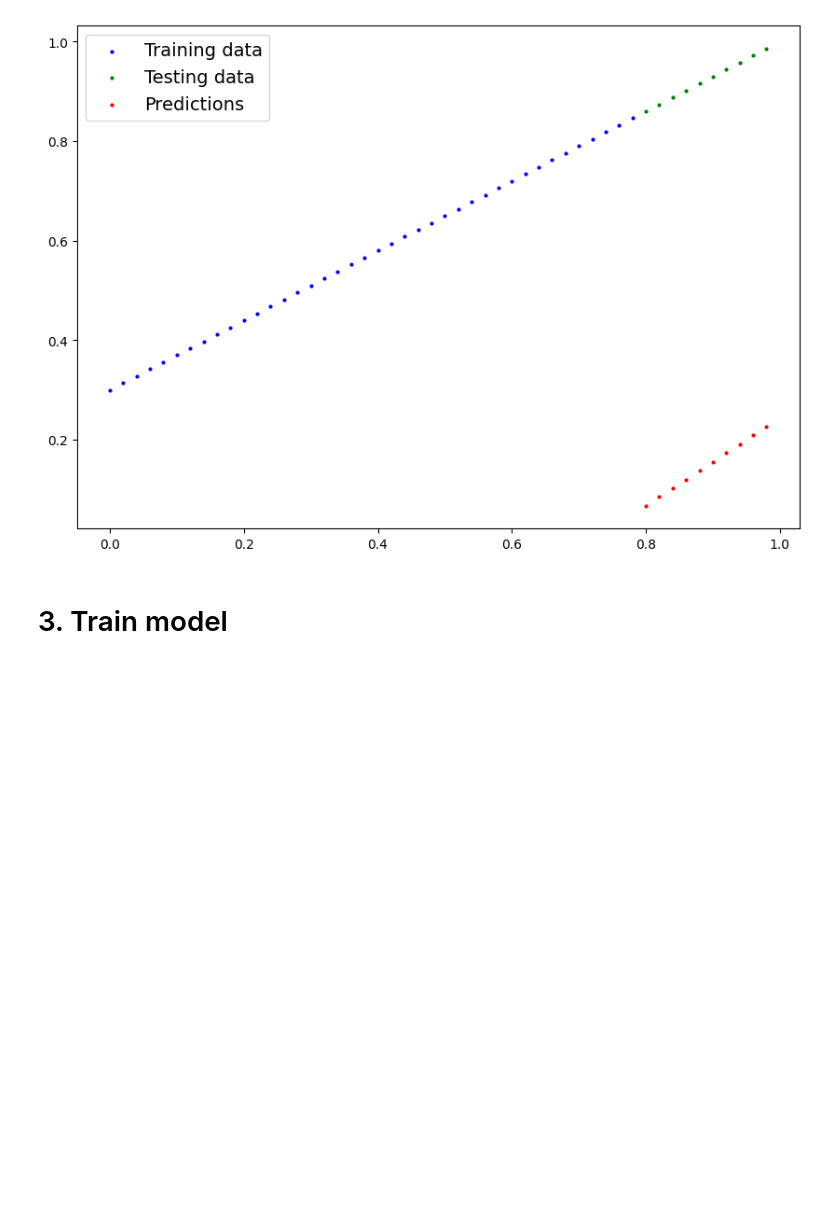
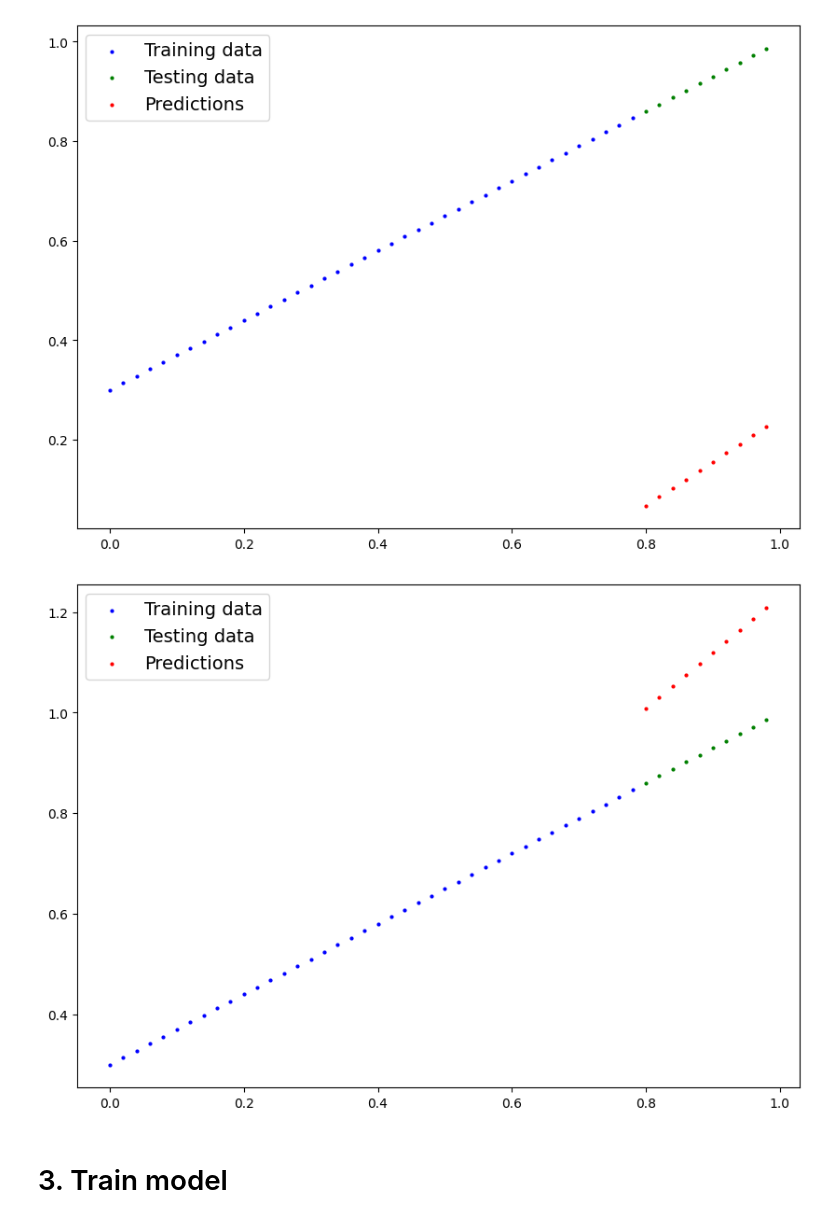
Before and after one commit to kla55/Pytorch_learning, a Jupyter notebook: Pytorch_youtube/FreeCodeAcademy/01_pytorch_workflow.ipynb, the cells around one changed output. Drawn from its saved outputs; the diff is of its cells as text; code cells hidden in the pictures; blank space fills up the shorter version.

```diff
--- a/Pytorch_youtube/FreeCodeAcademy/01_pytorch_workflow.ipynb
+++ b/Pytorch_youtube/FreeCodeAcademy/01_pytorch_workflow.ipynb
@@ -139,6 +139,10 @@ tensor([[0.0677],
 plot_predictions(predictions=y_pred)
 # %% [output]
 [figure]
+# %%
+plot_predictions(predictions=test_pred)
+# %% [output]
+[figure, added]
 # %% [markdown]
 # 3. Train model
 # %%
```
Also changed, not shown: parts of 31 cells of this notebook.
